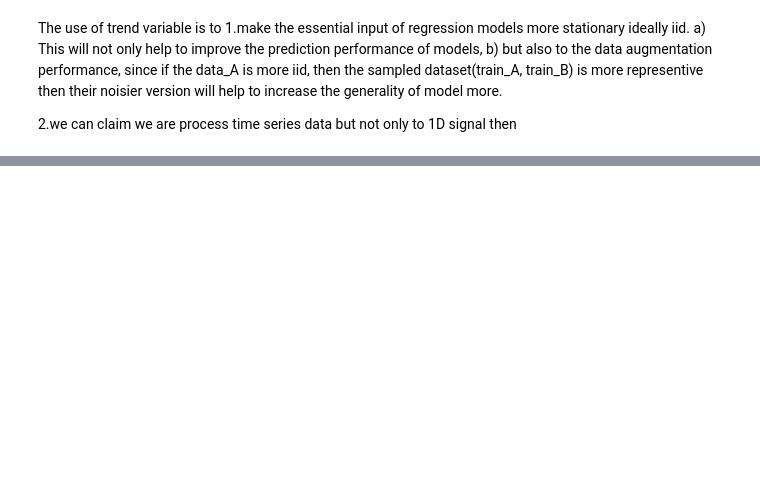
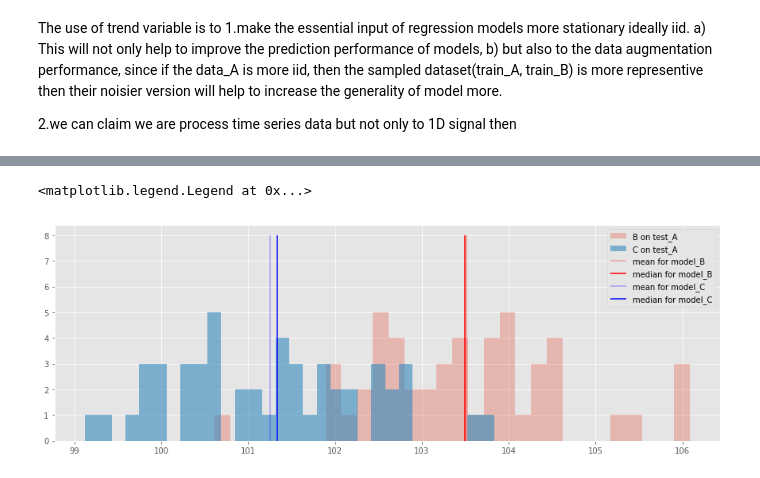
Before and after one commit to fdesmond/seme-ts, a Jupyter notebook: TS_aug.ipynb, the cells around one changed output, grey strips where cells are left out. Cells and saved outputs as stored; diff of their text form; code cells hidden in the pictures; blank space fills up the shorter version.

```diff
--- a/TS_aug.ipynb
+++ b/TS_aug.ipynb
@@ -421,0 +416,18 @@ b) but also to the data augmentation performance, since if the data_A is more ii
+# %%
+fig, ax = plt.subplots(figsize=[15,5], nrows=1, ncols=1)
+#plt.hist(rmse_B[:,0], bins = 50, alpha=.5, label='B on test_B')
+plt.hist(rmse_B[:,1], bins = 30, alpha=.3, label='B on test_A')
+plt.vlines(rmse_B[:,1].mean(), 0, 8, color='r', alpha=0.3, label='mean for model_B')
+plt.vlines(np.median(rmse_B[:,1]), 0, 8, color='r', label='median for model_B')
+
+#plt.hist(rmse_C[:,0], bins = 50, alpha=.5, label='C on test_B')
+plt.hist(rmse_C[:,1], bins = 30, alpha=.6, label='C on test_A')
+plt.vlines(rmse_C[:,1].mean(), 0, 8, color='b', alpha=0.3, label='mean for model_C')
+plt.vlines(np.median(rmse_C[:,1]), 0, 8, color='b', label='median for model_C')
+
+#plt.hist(rmse_star, bins=50, alpha=.3, label='star on test A', color='g')
+#plt.title('RMSE histogram on {} different trained models'.format(len(rmse_B[:,1])))
+plt.legend()
+# %% [output]
+<matplotlib.legend.Legend at 0x...>
+[figure, added]
```
Also changed, not shown: parts of 4 cells of this notebook.
